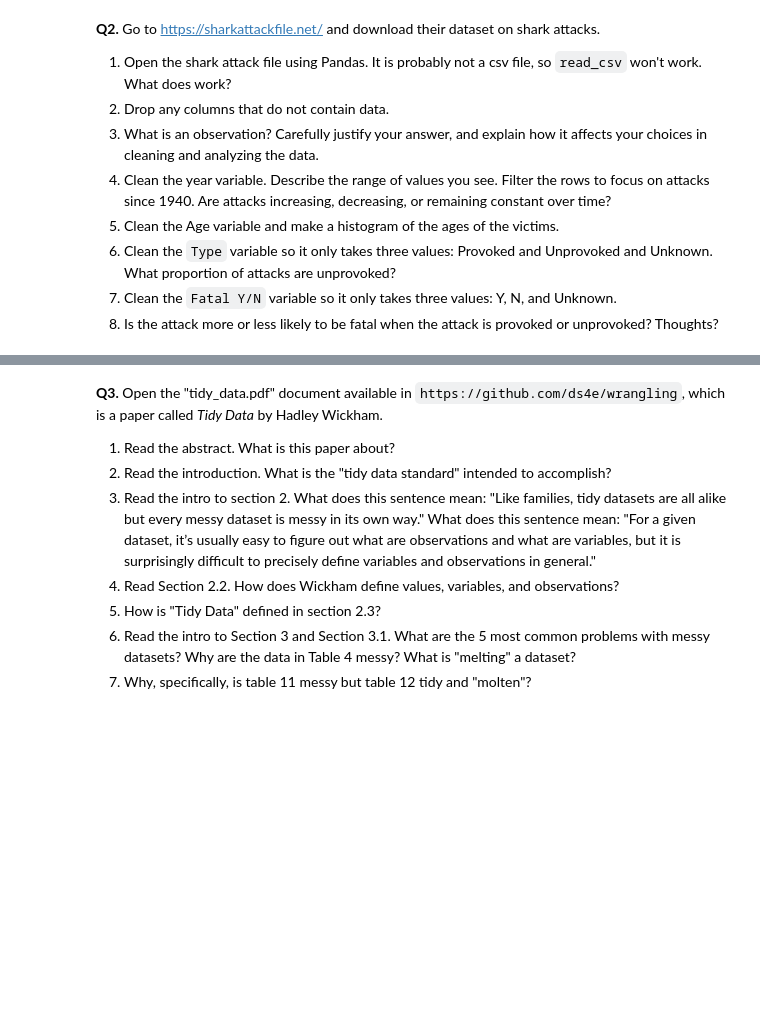
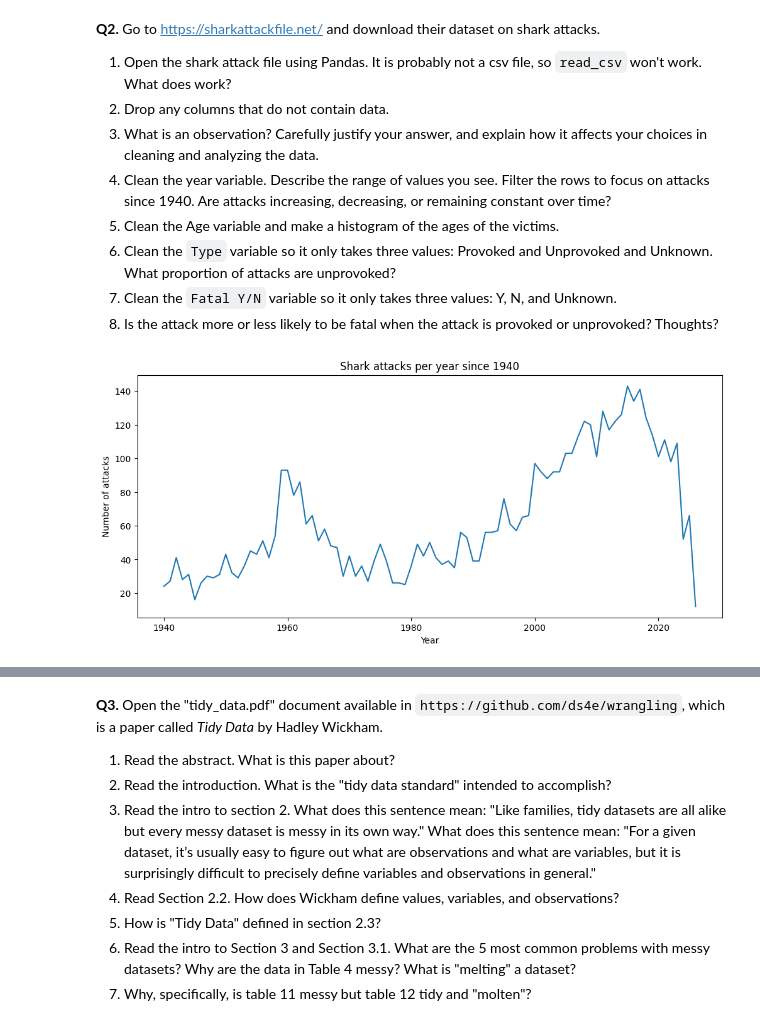
Before and after one commit to thomashooks53/DS-2002-F25, a Jupyter notebook: 01_assignment_wrangling_and_eda.ipynb, the cells around one changed output, grey strips where cells are left out. Saved outputs shown, nothing was run; the diff lists cells and outputs as text; code cells hidden in the pictures; blank space fills up the shorter version.

```diff
--- a/01_assignment_wrangling_and_eda.ipynb
+++ b/01_assignment_wrangling_and_eda.ipynb
@@ -154,3 +155,100 @@ airbnb.head(30) #There is now a new column where missing values are now input as
 6. Clean the `Type` variable so it only takes three values: Provoked and Unprovoked and Unknown. What proportion of attacks are unprovoked?
 7. Clean the `Fatal Y/N` variable so it only takes three values: Y, N, and Unknown.
 8. Is the attack more or less likely to be fatal when the attack is provoked or unprovoked? Thoughts?
+# %%
+#Question 2
+
+from google.colab import files
+#uploaded = files.upload() #Upload excel spreadsheet to Colab
+
+#Part 1
+shark_attack = pd.read_excel('/content/GSAF5.xls')
+
+#Part 2
+shark_attack #Seems to contain additional columns not present in excel
+shark_attack.columns #Confirmed to contain 7 Columns that aren't present in excel
+shark_attack = shark_attack.drop(columns=['pdf', 'href formula', 'href', 'Case Number', 'Case Number.1', 'original order', 'Unnamed: 21', 'Unnamed: 22'])
+shark_attack #Dropped the 7 columns that contained no data  /non-important data
+
+#Part 3
+# An observation is a specific case or instance, meaning, in this case, an observation is an individual shark attack. This makes sense as each shark attack has variables attributed to it such as Type or Country, and each of these has a value. It affects cleaning the data, as observations are what are compared in analysis, meaning all observations have to be cleaned into a compatible form that can easily be compared to other observations.
+
+#Part 4
+import matplotlib.pyplot as plt
+
+shark_attack['Year'] = pd.to_numeric(shark_attack['Year'], errors='coerce')
+shark_attack['Year'].describe() #Confirms 'Year' column is now completely Floats, but the min year of 0 seems wrong
+shark_attack.loc[shark_attack['Year'] == 0, ['Date', 'Year']] #When 0 is the year, it means the date is uncertain, so all 0s will also be converted to NaN
+shark_attack.loc[shark_attack['Year'] == 0, 'Year'] = pd.NA
+shark_attack['Year'].describe() #Minimum year now 5, and values seem more reasonable
+
+shark_recent = shark_attack[shark_attack['Year'] >= 1940]
+shark_recent['Year'].describe() #Minimum is now 1940
+
+#Line Plot to Show Trends
+attacks_per_year = shark_recent.groupby('Year').size()
+attacks_per_year.plot(figsize=(12,5))
+plt.xlabel('Year')
+plt.ylabel('Number of attacks')
+plt.title('Shark attacks per year since 1940')
+plt.show()
+
+#Large Spike in 1960, then steady rise until 2019. Large drop of after 2019 likely due to Covid slowing travel (less beach vacations) and then lack od data for 2026
+
+#Part 5
+shark_attack['Age'].describe() #Initial concern with 251 unique ages (People dont live to 251)
+shark_attack['Age'].unique() #I see '+', '?', 'Middle age", etc. All these values will have to be converted to NaN.
+shark_attack['Age'] = pd.to_numeric(shark_recent['Age'], errors='coerce').astype('Int64') #This will lose values such as age range and ages in months, but that would take an extremely large amount of time to sort through and clean.
+shark_attack['Age'].describe() #Now has an appropriate age range of 1-87 and still has 3622 values, a large enough amount for limited analysis.
+
+plt.figure(figsize=(10,5))
+shark_attack['Age'].hist(bins=40)
+plt.xlabel('Age (years)')
+plt.ylabel('Number of attacks')
+plt.title('Distribution of victim ages')
+plt.show()
+
+#Part 6
+shark_attack['Type'].unique() #It can be seen that there are 'Unprovoked' and 'unprovoked' and other similar issues which will have to be manually combined.
+
+shark_attack['Type'] = shark_attack['Type'].astype(str).str.lower().str.strip()
+
+#This function will take in the cleaned data and ensure the three columns required contain all appropriate data
+def clean_type(t):
+    if 'unprovoked' in t:
+        return 'Unprovoked'
+    elif 'provoked' in t:
+        return 'Provoked'
+    else:
+        return 'Unknown'
+
+shark_attack['Type'] = shark_attack['Type'].apply(clean_type)
+
+shark_attack['Type'].unique() # Returns: array(['Unprovoked', 'Provoked', 'Unknown'], dtype=object) confirming function worked
+
+prop_unprovoked = shark_attack['Type'].value_counts(normalize=True)['Unprovoked']
+print(f"Proportion of unprovoked attacks: {prop_unprovoked:.2f}")
+
+#Part 7
+shark_attack['Fatal Y/N'].unique() #Casing and spaces once again require a function to manually integrate all unique values
+
+shark_attack['Fatal Y/N'] = shark_attack['Fatal Y/N'].astype(str).str.lower().str.strip()
+
+def clean_fatal(f):
+    if f == 'y':
+        return 'Y'
+    elif f == 'n':
+        return 'N'
+    else:
+        return 'Unknown'
+
+shark_attack['Fatal Y/N'] = shark_attack['Fatal Y/N'].apply(clean_fatal)
+
+shark_attack['Fatal Y/N'].unique() #Confirmed to only include "Y", "N", and "Unknown"
+
+#Part 8
+pd.crosstab(shark_attack['Type'],shark_attack['Fatal Y/N'], normalize='index')
+
+#Shark attacks are far more fatal when unprovoked with 24% fatality rate, versus a 3% fatality rate when provoked
+# %% [output]
+[figure, added]
```
Also changed, not shown: parts of 3 cells of this notebook.
